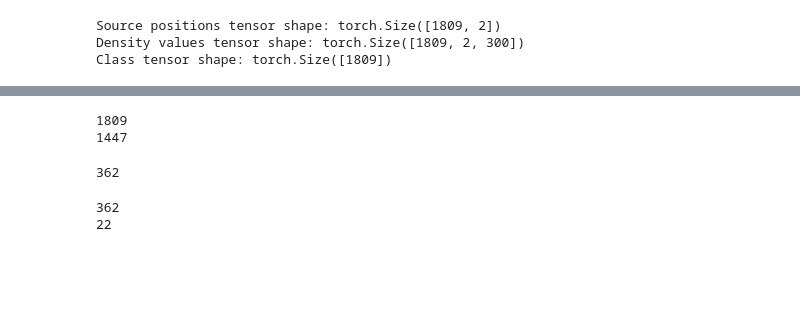
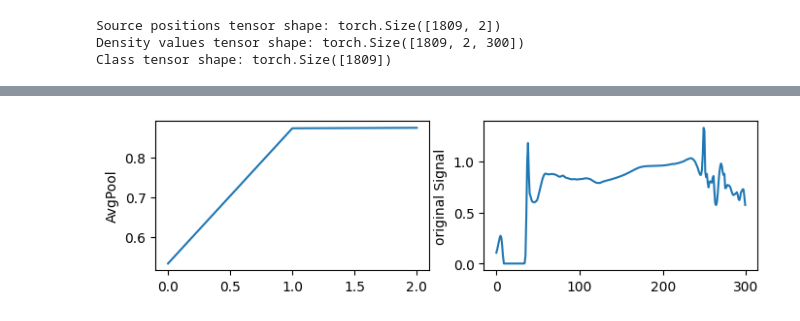
Before and after one commit to Tyro-Young/Inverse-CFD, a Jupyter notebook: Experiments.ipynb, the cells around one changed output, grey strips where cells are left out. Saved outputs shown, nothing was run; the diff lists cells and outputs as text; code cells hidden in the pictures; blank space fills up the shorter version.

```diff
--- a/Experiments.ipynb
+++ b/Experiments.ipynb
@@ -108,11 +194,15 @@ Source positions tensor shape: torch.Size([1809, 2])
 Density values tensor shape: torch.Size([1809, 2, 300])
 Class tensor shape: torch.Size([1809])
 # %%
+def plot_avgPool_demo(some_index = 200, pool_width=50):
 ### Just checking how averaging might work on the singal
 
-# import torch.nn as nn
-my_test_layer = nn.AvgPool1d(50)
-plt.subplot(121)
-plt.plot(my_test_layer(density_tensor)[100,0,:])
-plt.subplot(122)
-plt.plot((density_tensor)[100,0,:])
+    # import torch.nn as nn
+    my_test_layer = nn.AvgPool1d(pool_width)
+    plt.figure(figsize=(8,2))
+    ax = plt.subplot(121)
+    ax.plot(my_test_layer(density_tensor)[some_index,0,:])
+    ax.set_ylabel('AvgPool')
+    ax = plt.subplot(122)
+    ax.plot((density_tensor)[some_index,0,:])
+    ax.set_ylabel('original Signal')
@@ -134,32 +208,0 @@ plt.plot((density_tensor)[500,0,:])
-# %%
-num_samples = len(density_tensor)
-print(num_samples)
-split_ratio = 0.8
-split_index = int(split_ratio * num_samples)
-print(split_index)
-# %% [output]
-1809
-1447
-# %%
-train_density = density_tensor[:split_index]
-test_density = density_tensor[split_index:]
-train_source = class_tensor[:split_index]
-test_source = class_tensor[split_index:]
-print(len(test_source))
-# %% [output]
-362
-# %%
-batch_size = 16
-
-# Create DataLoader for training set
-train_dataset = TensorDataset(train_density, train_source)
-train_loader = DataLoader(train_dataset, batch_size=batch_size, shuffle=True)
-
-# Create DataLoader for testing set
-test_dataset = TensorDataset(test_density, test_source)
-print(len(test_dataset))
-test_loader = DataLoader(test_dataset, batch_size = batch_size, shuffle=True, drop_last=True)
-print(len(test_loader))
-# %% [output]
-362
-22
@@ -299,0 +209,4 @@ class SimpleCNN(nn.Module):
+# %%
+plot_avgPool_demo(pool_width=100)
+# %% [output]
+[figure, added]
```
Also changed, not shown: parts of 36 cells of this notebook.
